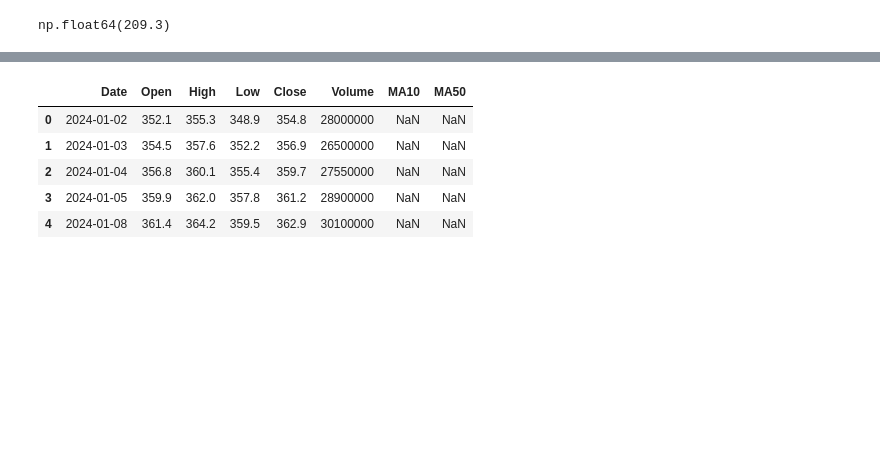
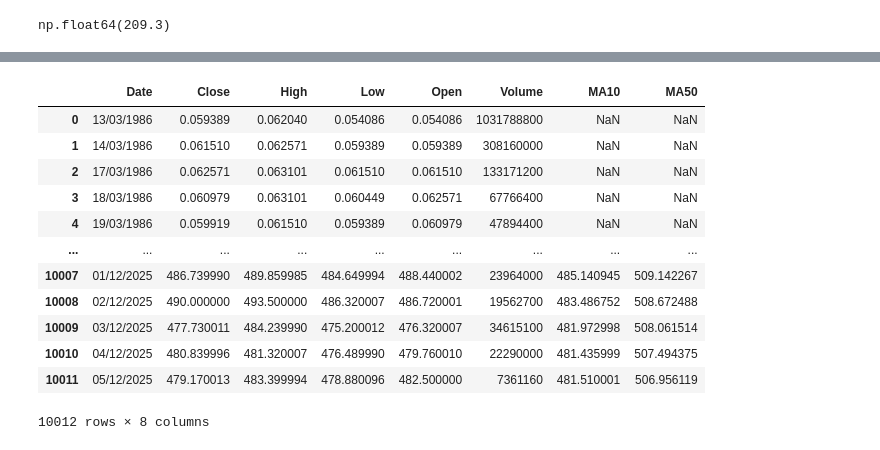
Before and after one commit to title-robbie-title/hkust-financial-analysis, a Jupyter notebook: HKUST-Financial-Analysis/module1.ipynb, the cells around one changed output, grey strips where cells are left out. Cells and saved outputs as stored; diff of their text form; code cells hidden in the pictures; blank space fills up the shorter version.

```diff
--- a/HKUST-Financial-Analysis/module1.ipynb
+++ b/HKUST-Financial-Analysis/module1.ipynb
@@ -231,21 +245,26 @@ fb.head()
 # %%
 import pandas as pd
 ms = pd.read_csv('Data/microsoft.csv')
 
 # Moving averages
 ms['MA10'] = ms['Close'].rolling(10).mean()   # fast signal
 ms['MA50'] = ms['Close'].rolling(50).mean()   # slow signal
-
-ms.head()
+ms
 #calculating moving averages for microsoft stock
-#not enough data points for MA50 and MA10
 # %% [output]
-|  | Date | Open | High | Low | Close | Volume | MA10 | MA50 |
-| 0 | 2024-01-02 | 352.1 | 355.3 | 348.9 | 354.8 | 28000000 | NaN | NaN |
-| 1 | 2024-01-03 | 354.5 | 357.6 | 352.2 | 356.9 | 26500000 | NaN | NaN |
-| 2 | 2024-01-04 | 356.8 | 360.1 | 355.4 | 359.7 | 27550000 | NaN | NaN |
-| 3 | 2024-01-05 | 359.9 | 362.0 | 357.8 | 361.2 | 28900000 | NaN | NaN |
-| 4 | 2024-01-08 | 361.4 | 364.2 | 359.5 | 362.9 | 30100000 | NaN | NaN |
+|  | Date | Close | High | Low | Open | Volume | MA10 | MA50 |
+| 0 | 13/03/1986 | 0.059389 | 0.062040 | 0.054086 | 0.054086 | 1031788800 | NaN | NaN |
+| 1 | 14/03/1986 | 0.061510 | 0.062571 | 0.059389 | 0.059389 | 308160000 | NaN | NaN |
+| 2 | 17/03/1986 | 0.062571 | 0.063101 | 0.061510 | 0.061510 | 133171200 | NaN | NaN |
+| 3 | 18/03/1986 | 0.060979 | 0.063101 | 0.060449 | 0.062571 | 67766400 | NaN | NaN |
+| 4 | 19/03/1986 | 0.059919 | 0.061510 | 0.059389 | 0.060979 | 47894400 | NaN | NaN |
+| ... | ... | ... | ... | ... | ... | ... | ... | ... |
+| 10007 | 01/12/2025 | 486.739990 | 489.859985 | 484.649994 | 488.440002 | 23964000 | 485.140945 | 509.142267 |
+| 10008 | 02/12/2025 | 490.000000 | 493.500000 | 486.320007 | 486.720001 | 19562700 | 483.486752 | 508.672488 |
+| 10009 | 03/12/2025 | 477.730011 | 484.239990 | 475.200012 | 476.320007 | 34615100 | 481.972998 | 508.061514 |
+| 10010 | 04/12/2025 | 480.839996 | 481.320007 | 476.489990 | 479.760010 | 22290000 | 481.435999 | 507.494375 |
+| 10011 | 05/12/2025 | 479.170013 | 483.399994 | 478.880096 | 482.500000 | 7361160 | 481.510001 | 506.956119 |
+10012 rows × 8 columns
 # %%
 import pandas as pd
 ms = pd.read_csv('Data/microsoft.csv')
```
Also changed, not shown: parts of 18 cells of this notebook.
